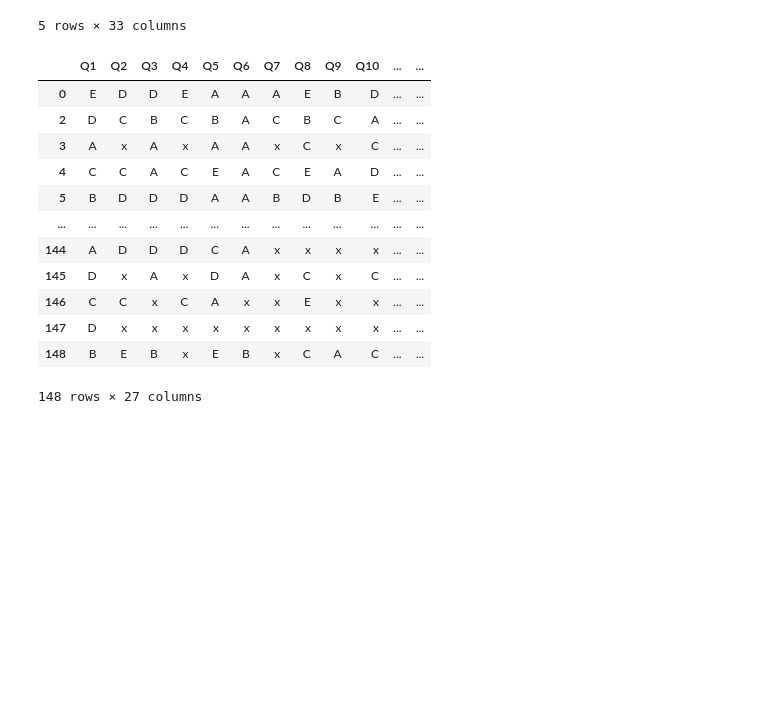
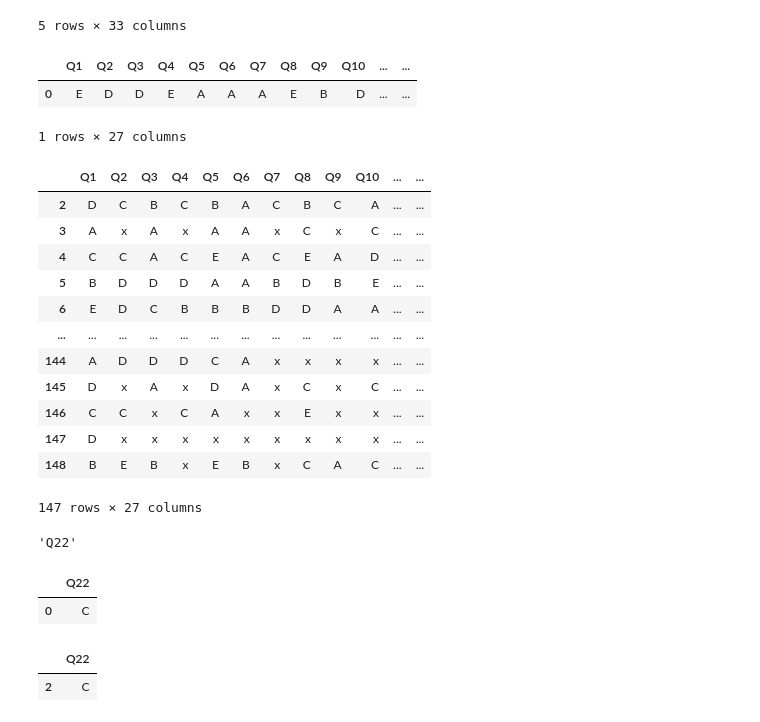
Before and after one commit to gmb9/data-analysis, a Jupyter notebook: Data Analysis.ipynb, the cells around one changed output. Cells and saved outputs as stored; diff of their text form; code cells hidden in the pictures; blank space fills up the shorter version.

```diff
--- a/Data Analysis.ipynb
+++ b/Data Analysis.ipynb
@@ -120,19 +120,43 @@ scores.head()
 | 4 | 82 | 1.0 | Pre | A | B+ | 84.94 | C | C | A | ... |
 | 5 | 82 | 1.0 | Post | A | B+ | 84.94 | B | D | D | ... |
 5 rows × 33 columns
+# %%
+scores.loc[0:0, 'Q1':'Q27'] #answer key
+# %% [output]
+|  | Q1 | Q2 | Q3 | Q4 | Q5 | Q6 | Q7 | Q8 | Q9 | Q10 | ... | ... |
+| 0 | E | D | D | E | A | A | A | E | B | D | ... | ... |
+1 rows × 27 columns
 # %%
-scores.loc[:, 'Q1':'Q27'].fillna('x')
+scores.loc[2:, 'Q1':'Q27'].fillna('x') #all other answers
 # %% [output]
 |  | Q1 | Q2 | Q3 | Q4 | Q5 | Q6 | Q7 | Q8 | Q9 | Q10 | ... | ... |
-| 0 | E | D | D | E | A | A | A | E | B | D | ... | ... |
 | 2 | D | C | B | C | B | A | C | B | C | A | ... | ... |
 | 3 | A | x | A | x | A | A | x | C | x | C | ... | ... |
 | 4 | C | C | A | C | E | A | C | E | A | D | ... | ... |
 | 5 | B | D | D | D | A | A | B | D | B | E | ... | ... |
+| 6 | E | D | C | B | B | B | D | D | A | A | ... | ... |
 | ... | ... | ... | ... | ... | ... | ... | ... | ... | ... | ... | ... | ... |
 | 144 | A | D | D | D | C | A | x | x | x | x | ... | ... |
 | 145 | D | x | A | x | D | A | x | C | x | C | ... | ... |
 | 146 | C | C | x | C | A | x | x | E | x | x | ... | ... |
 | 147 | D | x | x | x | x | x | x | x | x | x | ... | ... |
 | 148 | B | E | B | x | E | B | x | C | A | C | ... | ... |
-148 rows × 27 columns
+147 rows × 27 columns
+# %%
+#id(scores.loc[0:0, 'Q22':'Q22']) is id(scores.loc[2:2, 'Q22':'Q22'])
+#C == C, scores.loc[0:0, 'Q22':'Q22'] for 0:0 and 2:2 both output C
+#.equals functionality?
+
+scores.get(0, 'Q22')
+# %% [output]
+'Q22'
+# %%
+scores.loc[0:0, 'Q22':'Q22'] #C == C?
+# %% [output]
+|  | Q22 |
+| 0 | C |
+# %%
+scores.loc[2:2, 'Q22':'Q22'] #C == C?
+# %% [output]
+|  | Q22 |
+| 2 | C |
```
Also changed, not shown: parts of 5 cells of this notebook.
